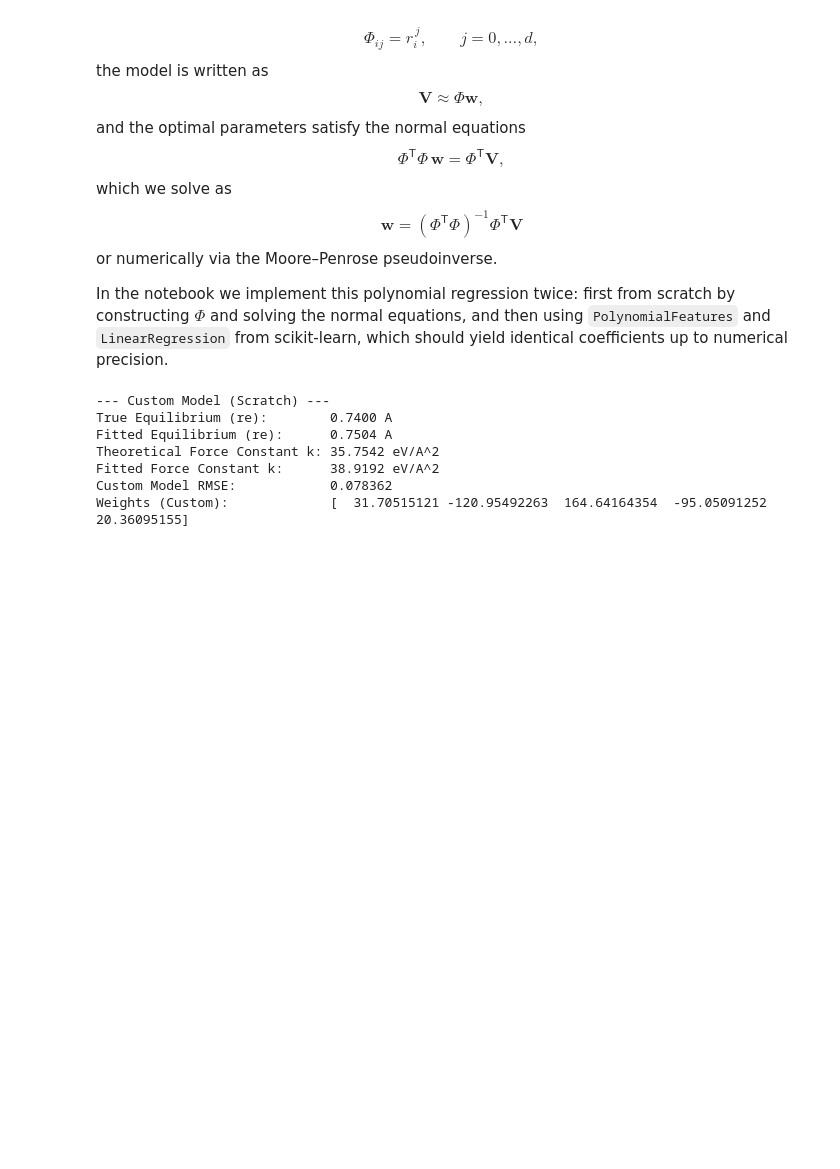
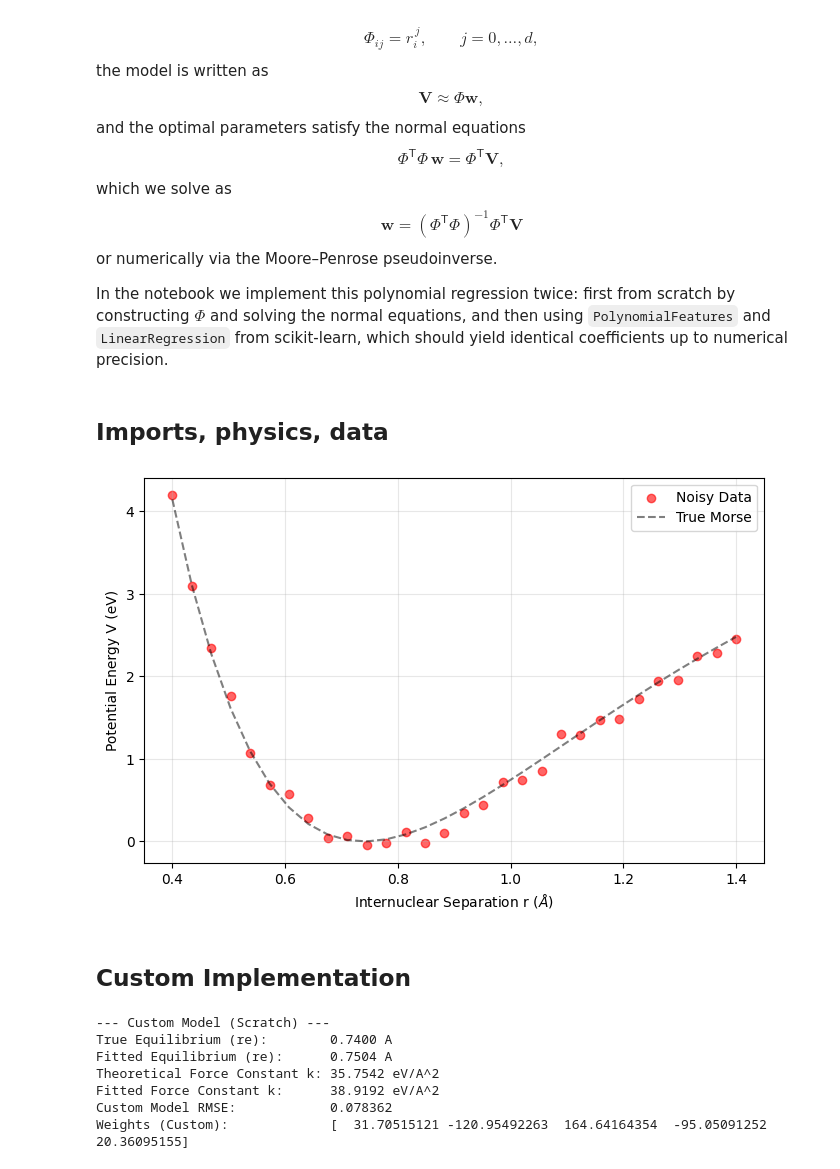
Before and after one commit to sborah53/Machine-Learning-for-Physical-Sciences, a Jupyter notebook: MLPS_Polynomial_Regression_Physics.ipynb, the cells around one changed output. Drawn from its saved outputs; the diff is of its cells as text; code cells hidden in the pictures; blank space fills up the shorter version.

Commit message:
Polynomial Regression for Morse Potential

```diff
--- a/MLPS_Polynomial_Regression_Physics.ipynb
+++ b/MLPS_Polynomial_Regression_Physics.ipynb
@@ -35,35 +35,50 @@ $$
 or numerically via the Moore–Penrose pseudoinverse.
 
 In the notebook we implement this polynomial regression twice: first from scratch by constructing $\Phi$ and solving the normal equations, and then using `PolynomialFeatures` and `LinearRegression` from scikit-learn, which should yield identical coefficients up to numerical precision.
+# %% [markdown]
+## Imports, physics, data
 # %%
-#@title  Imports, physics, data
-
 import numpy as np
 import matplotlib.pyplot as plt
 from sklearn.linear_model import LinearRegression
 from sklearn.preprocessing import PolynomialFeatures
 from sklearn.metrics import mean_squared_error
 
 # ==========================================
 # 1. Physics Simulation: Diatomic Potential
 # ==========================================
 def morse_potential(r, De, a, re):
     return De * (1 - np.exp(-a * (r - re)))**2
 
 # True parameters
 De_true = 4.75  # eV
 a_true  = 1.94  # Ang^-1
 re_true = 0.74  # Ang
 
 # Synthetic data
 np.random.seed(42)
 r_data = np.linspace(0.4, 1.4, 30)
 noise_level = 0.1
 V_true = morse_potential(r_data, De_true, a_true, re_true)
 V_data = V_true + np.random.normal(0, noise_level, size=r_data.shape)
 
 # Common X, y, degree
 X = r_data.reshape(-1, 1)
 y = V_data
 degree = 4
+
+
+# Optional: plot custom vs Morse
+plt.figure(figsize=(8, 5))
+plt.scatter(r_data, V_data, color='red', label='Noisy Data', alpha=0.6)
+plt.plot(r_data, V_true, 'k--', label='True Morse', alpha=0.5)
+plt.xlabel(r'Internuclear Separation r ($\AA$)')
+plt.ylabel('Potential Energy V (eV)')
+plt.legend()
+plt.grid(True, alpha=0.3)
+plt.show()
+# %% [output]
+[figure, added]
+# %% [markdown]
+## Custom Implementation
 # %%
```
Also changed, not shown: parts of 3 cells of this notebook.
